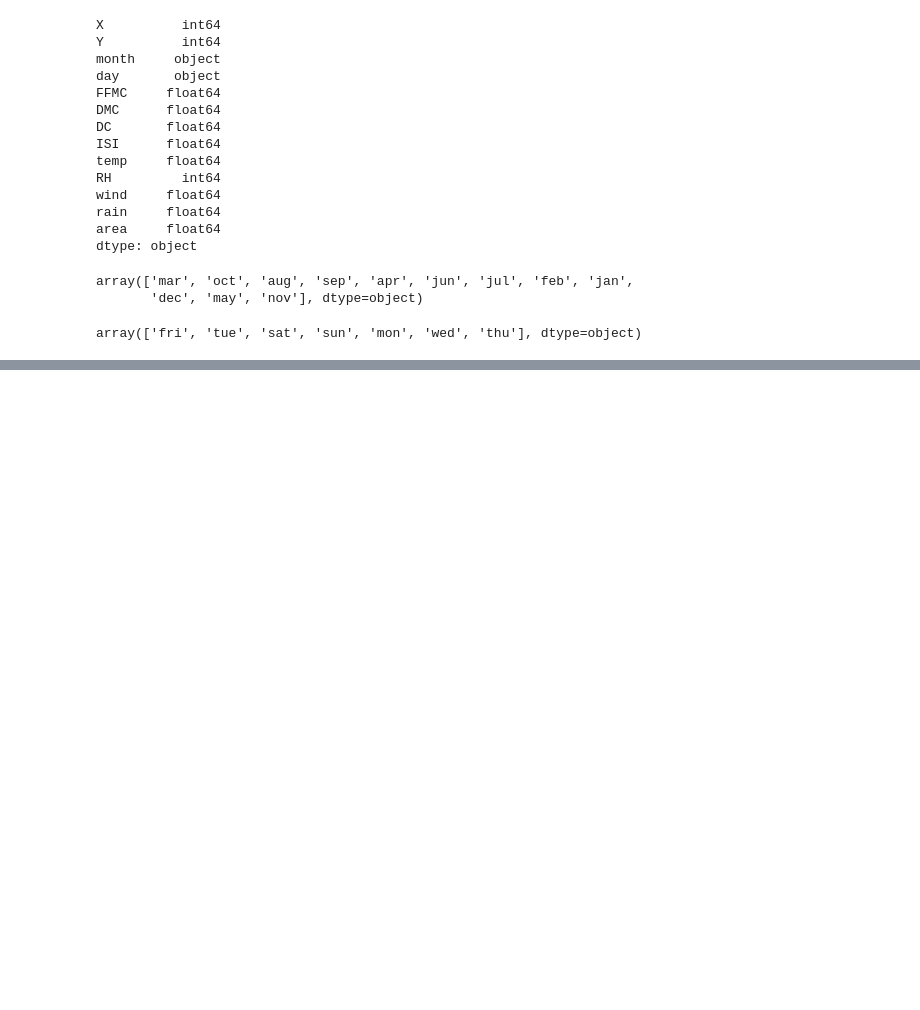
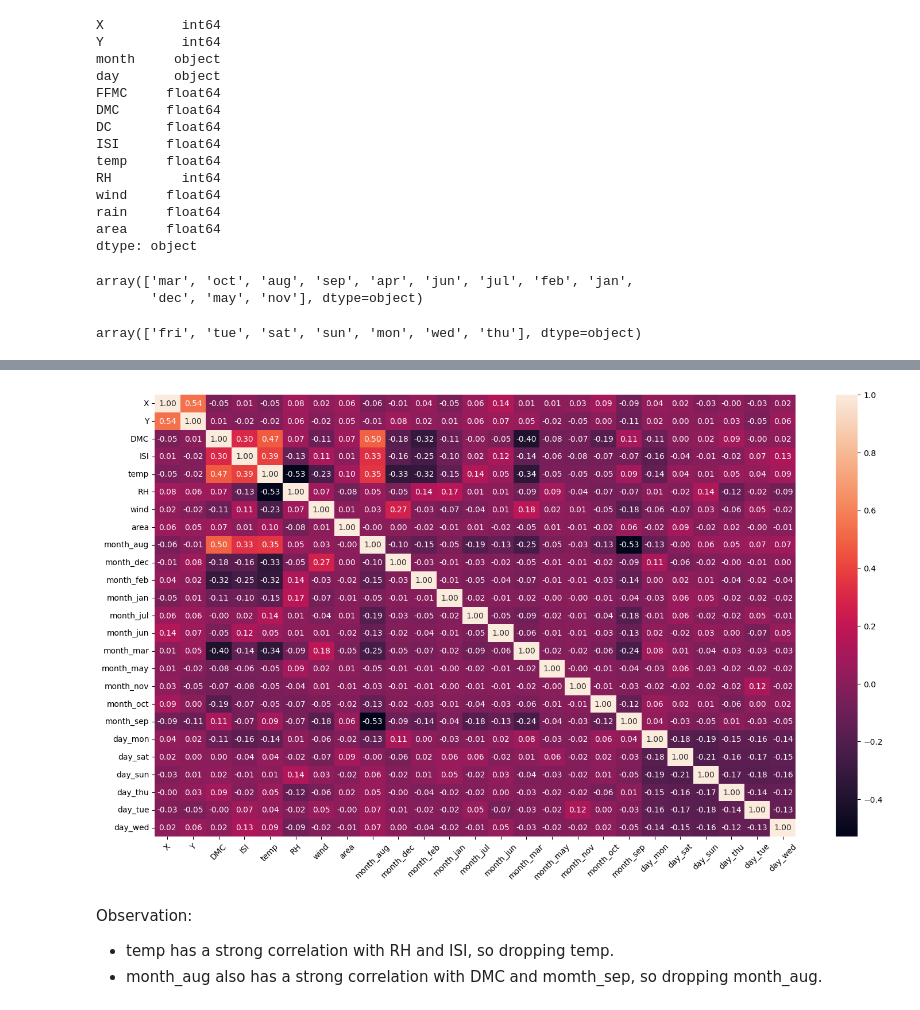
Before and after one commit to Graceyujung/ML, a Jupyter notebook: multi_linear_regression/Grace_Regression_Assignment.ipynb, the cells around one changed output, grey strips where cells are left out. Cells and saved outputs as stored; diff of their text form; code cells hidden in the pictures; blank space fills up the shorter version.

```diff
--- a/multi_linear_regression/Grace_Regression_Assignment.ipynb
+++ b/multi_linear_regression/Grace_Regression_Assignment.ipynb
@@ -126 +120,3 @@ Observation: The highest correlation coefficient of 0.87 is present between DC a
+# %%
+oe.drop('rain', axis=1, inplace=True)
 # %%
@@ -133,0 +208,6 @@ Observation: There are outliers so i will use robustscaling for feature scaling
+# %%
+oe.drop(['FFMC', 'DC'], axis=1, inplace=True)
+
+vif_data = pd.DataFrame({'Feature': oe.columns,
+                       'VIF': [vif(oe.values, i) for i in range(oe.shape[1])]})
+vif_data
@@ -133,0 +232,14 @@ Observation: There are outliers so i will use robustscaling for feature scaling
+# %%
+corr = oe.corr()
+
+plt.figure(figsize=(18,10))
+sns.heatmap(corr, annot=True, fmt='.2f')
+plt.xticks(rotation=45)
+plt.yticks()
+plt.show()
+# %% [output]
+[figure, added]
+# %% [markdown]
+Observation:
+- temp has a strong correlation with RH and ISI, so dropping temp.
+- month_aug also has a strong correlation with DMC and momth_sep, so dropping month_aug.
```
Also changed, not shown: parts of 24 cells of this notebook.
